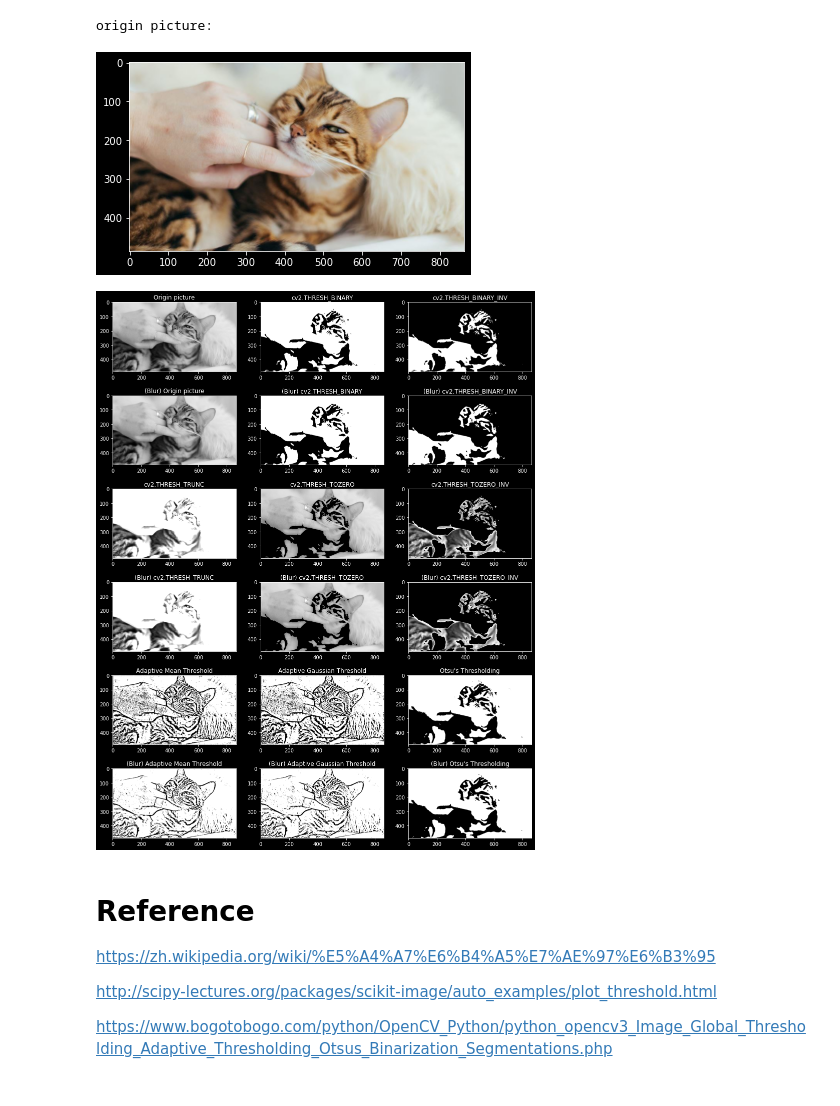
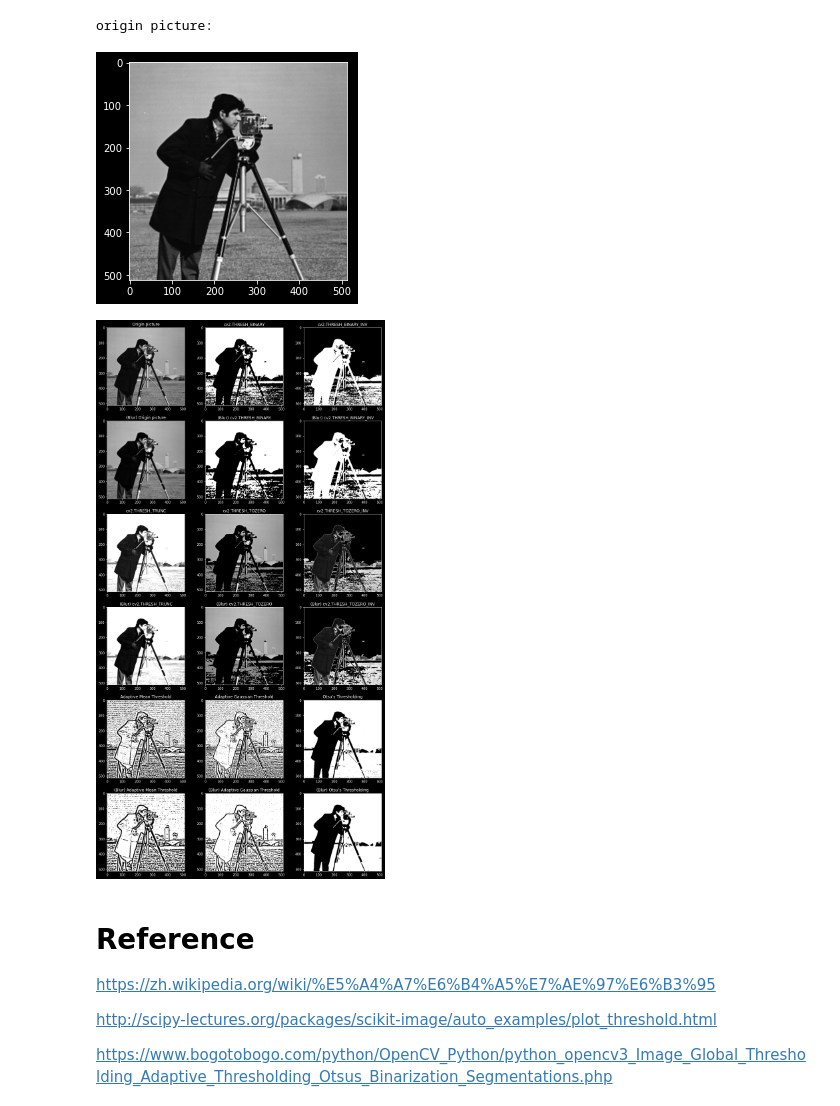
Before and after one commit to howarder3/ironman2020_OpenCV_photoshop, a Jupyter notebook: Day20-2_二值化大全_Threshold_collection.ipynb, the cells around one changed output. Drawn from its saved outputs; the diff is of its cells as text; code cells hidden in the pictures.

```diff
--- a/Day20-2_二值化大全_Threshold_collection.ipynb
+++ b/Day20-2_二值化大全_Threshold_collection.ipynb
@@ -40,12 +40,12 @@ def img_processing(img):
     ret, th5 = cv2.threshold(img,127,255,cv2.THRESH_TOZERO_INV)
     ret, blur_th5 = cv2.threshold(blur_img,127,255,cv2.THRESH_TOZERO_INV)
 
-    # 一般圖自適應平均二值化(未模糊降噪)
+    # 一般圖算術平均法的自適應二值化
     adapt_th1 = cv2.adaptiveThreshold(img,255,cv2.ADAPTIVE_THRESH_MEAN_C, cv2.THRESH_BINARY,11,2)
-    blur_adapt_th1 = cv2.adaptiveThreshold(blur_img,255,cv2.ADAPTIVE_THRESH_GAUSSIAN_C, cv2.THRESH_BINARY,11,2)
+    blur_adapt_th1 = cv2.adaptiveThreshold(blur_img,255,cv2.ADAPTIVE_THRESH_MEAN_C, cv2.THRESH_BINARY,11,2)
 
-    # 一般圖算術平均法的自適應二值化(有模糊降噪)
-    adapt_th2 = cv2.adaptiveThreshold(img,255,cv2.ADAPTIVE_THRESH_MEAN_C, cv2.THRESH_BINARY,11,2)
+    # 一般圖高斯加權均值法自適應二值化
+    adapt_th2 = cv2.adaptiveThreshold(img,255,cv2.ADAPTIVE_THRESH_GAUSSIAN_C, cv2.THRESH_BINARY,11,2)
     blur_adapt_th2 = cv2.adaptiveThreshold(blur_img,255,cv2.ADAPTIVE_THRESH_GAUSSIAN_C, cv2.THRESH_BINARY,11,2)
 
     # Otsu's thresholding
@@ -68,7 +68,7 @@ def img_processing(img):
               adapt_th1, adapt_th2, otsu_th,
               blur_adapt_th1, blur_adapt_th2, blur_otsu_th]
 
-    plt.figure(figsize=(15,20))
+    plt.figure(figsize=(15,30))
     for i in range(6):
         plt.subplot(6,3,i*3+1)
         plt.imshow(images[i*3],'gray')
@@ -84,16 +84,16 @@ def img_processing(img):
 
     plt.show()
 # %%
-file_name = "./testdata/cat.jpg"
+file_name = "./testdata/camera.jpg"
 origin_img = cv2.imread(file_name)
 print("origin picture:")
 show_img(origin_img)
 
 img_processing(origin_img)
 # %% [output]
 origin picture:
-[figure, old version]
+[figure, new version]
-[figure, old version]
+[figure, new version]
 # %% [markdown]
 # Reference
 
```
Also changed, not shown: 3 other files.
